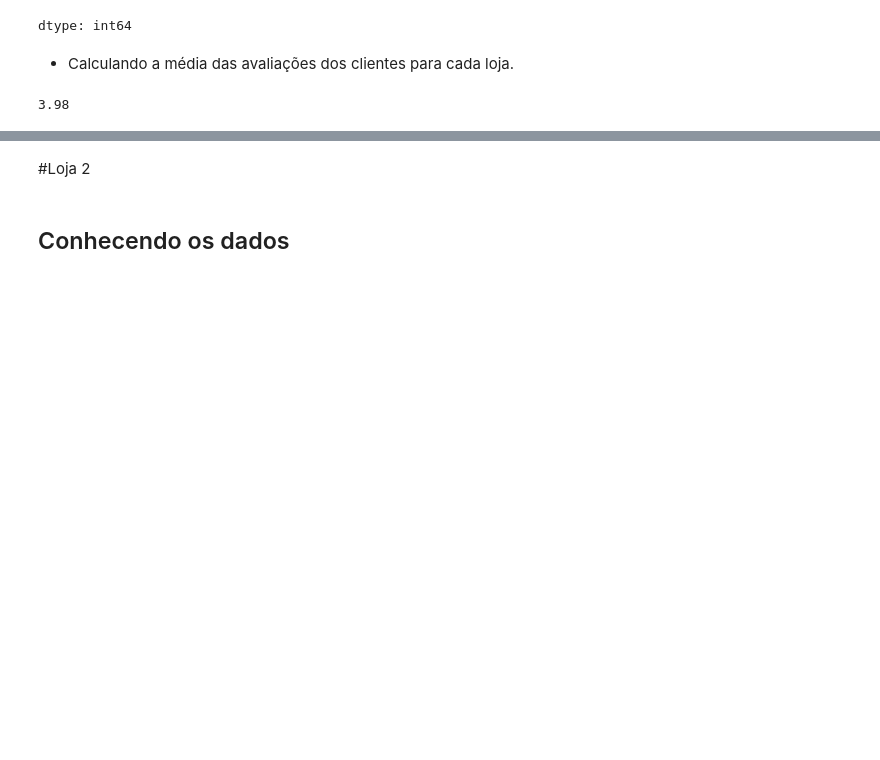
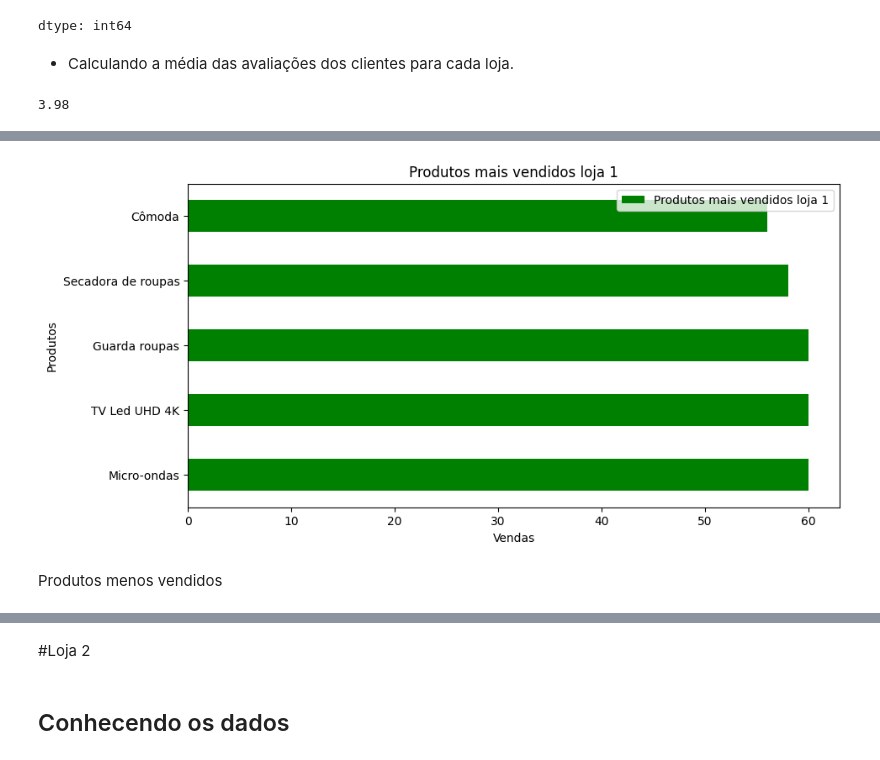
Before and after one commit to walleceoli/Alura_Store, a Jupyter notebook: Challenge_Alura_Store.ipynb, the cells around one changed output, grey strips where cells are left out. Saved outputs shown, nothing was run; the diff lists cells and outputs as text; code cells hidden in the pictures; blank space fills up the shorter version.

```diff
--- a/Challenge_Alura_Store.ipynb
+++ b/Challenge_Alura_Store.ipynb
@@ -127,0 +131,8 @@ print(f'{avaliacao_cliente_loja1:.2f}')
+# %%
+vendas_por_produto = loja1['Produto'].value_counts()
+
+produtos_mais_vendidos_loja1 = vendas_por_produto.nlargest()
+produtos_menos_vendidos_loja1 = vendas_por_produto.nsmallest()
+
+produtos_mais_vendidos_loja1 = produtos_mais_vendidos_loja1.to_frame(name = 'Produtos mais vendidos loja 1')
+produtos_menos_vendidos_loja1 = produtos_menos_vendidos_loja1.to_frame(name = 'Produtos menos vendidos loja 1')
@@ -127,0 +151,9 @@ print(f'{avaliacao_cliente_loja1:.2f}')
+# %%
+produtos_mais_vendidos_loja1.plot(kind='barh', figsize=(10,5), color='green', title= 'Produtos mais vendidos loja 1')
+plt.xlabel('Vendas')
+plt.ylabel('Produtos')
+plt.show()
+# %% [output]
+[figure, added]
+# %% [markdown]
+Produtos menos vendidos
```
Also changed, not shown: parts of 45 cells of this notebook.
